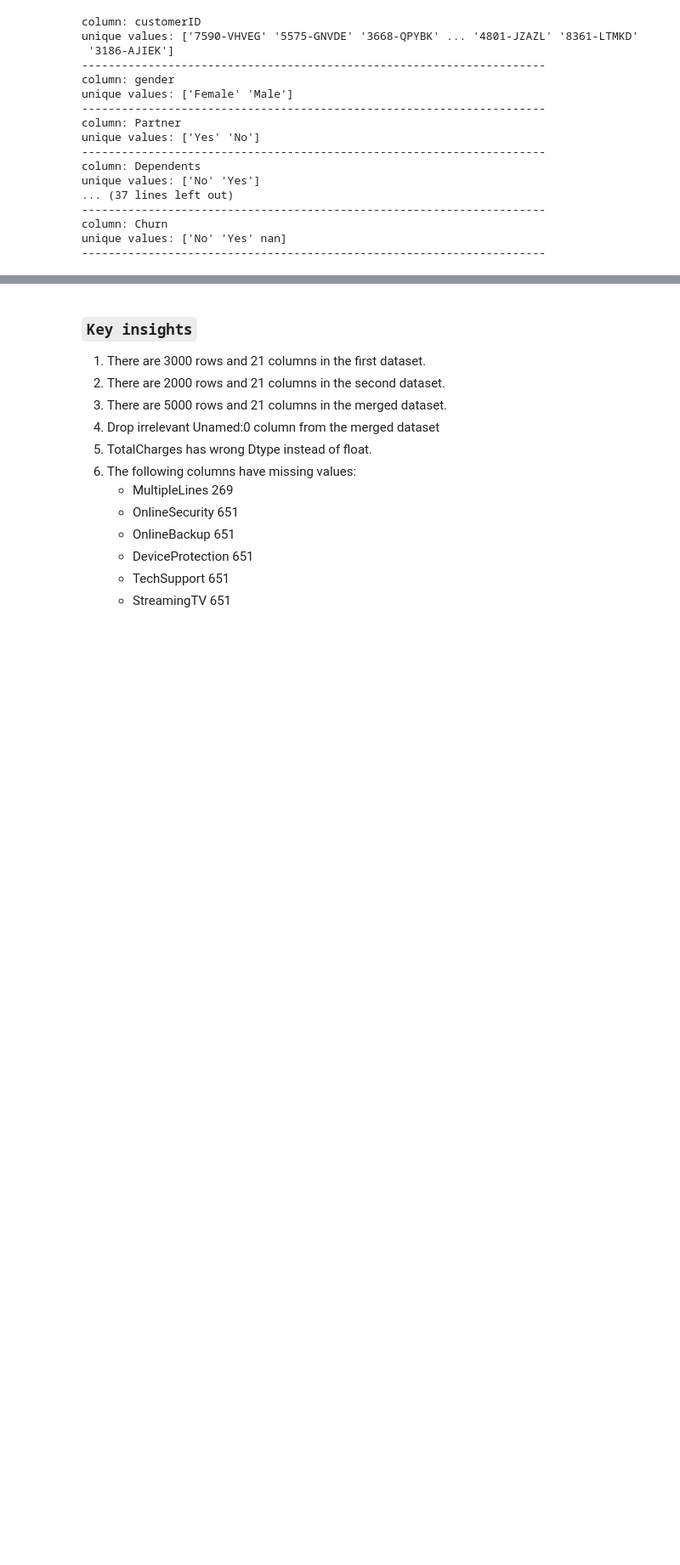
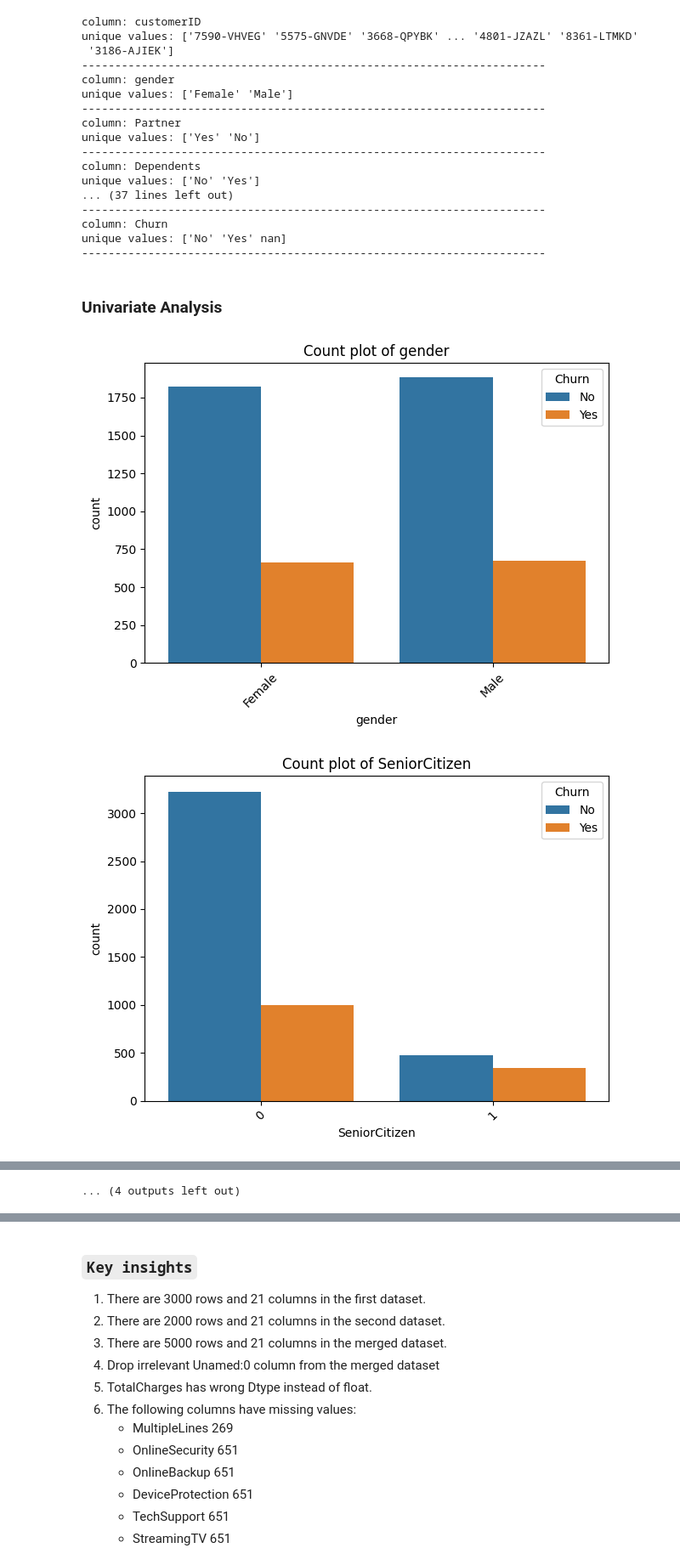
Before and after one commit to JusticeHanson/customr-churn-prediction, a Jupyter notebook: main.ipynb, the cells around one changed output, grey strips where cells are left out. Shown at 85% size. Drawn from its saved outputs; the diff is of its cells as text; code cells hidden in the pictures; blank space fills up the shorter version.

Commit message:
univariate analysis

```diff
--- a/main.ipynb
+++ b/main.ipynb
@@ -257,3 +257,22 @@ unique values: ['No' 'Yes']
 column: Churn
 unique values: ['No' 'Yes' nan]
 ----------------------------------------------------------------------
+# %% [markdown]
+### Univariate Analysis
+# %%
+import matplotlib.pyplot as plt
+import seaborn as sns
+
+# Loop through each categorical predictor and create a count plot with hue set to 'Churn'
+for i, predictor in enumerate(merged.drop(columns=['Churn', 'TotalCharges', 'MonthlyCharges', 'tenure', 'customerID']).columns):
+
+    plt.figure(i)  # Create a new figure for each plot
+    sns.countplot(data=merged, x=predictor, hue='Churn')
+    plt.xticks(rotation=45)  # Rotate the x-axis labels for better readability
+    plt.title(f'Count plot of {predictor}')  # Optional: Add a title for each plot
+    plt.tight_layout()  # Adjust subplots to fit into the figure area nicely
+
+plt.show()  # Display all the plots
+# %% [output]
+[figure, added]
+[figure, added]
@@ -259,0 +289 @@ unique values: ['No' 'Yes' nan]
+... (4 outputs left out)
```
Also changed, not shown: parts of 2 cells of this notebook.
